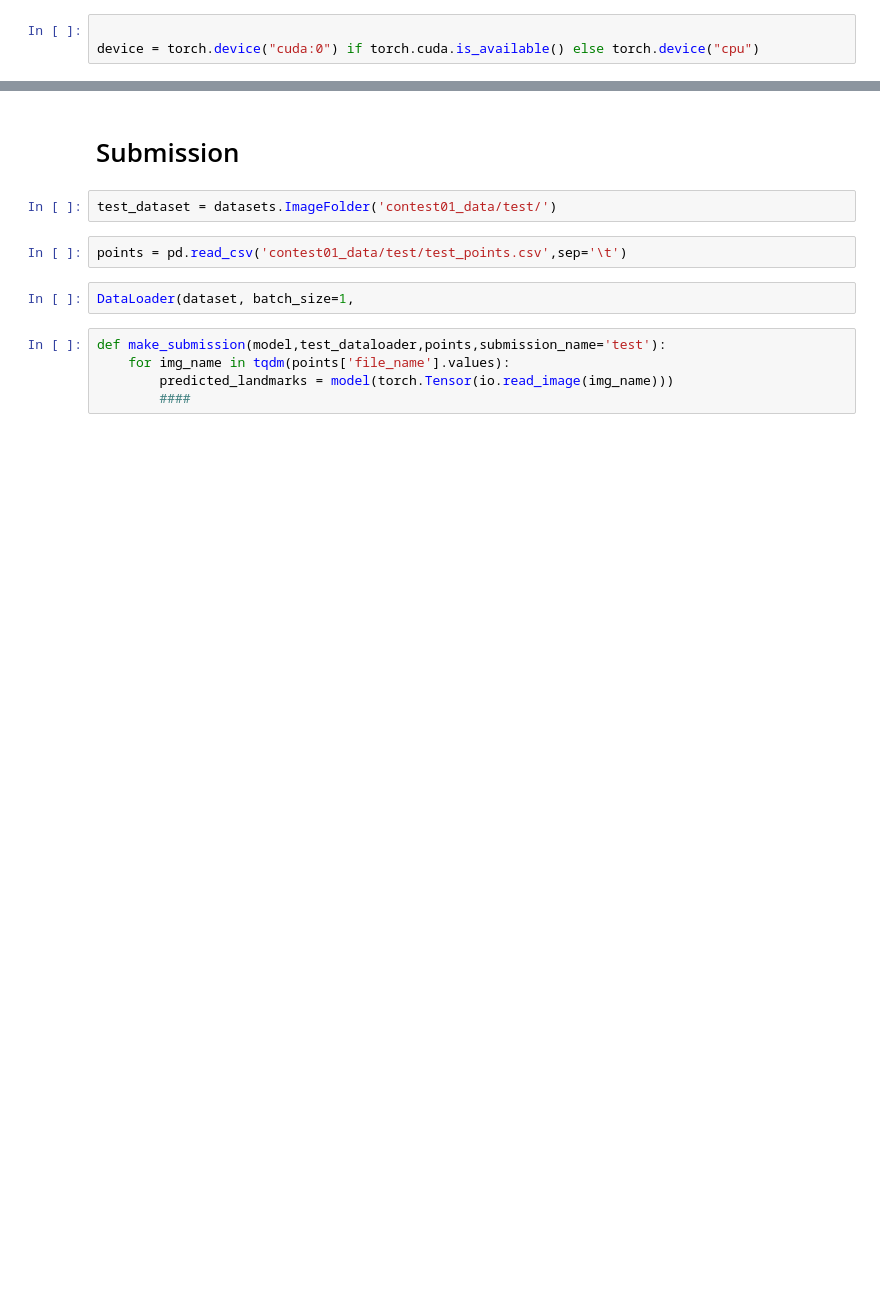
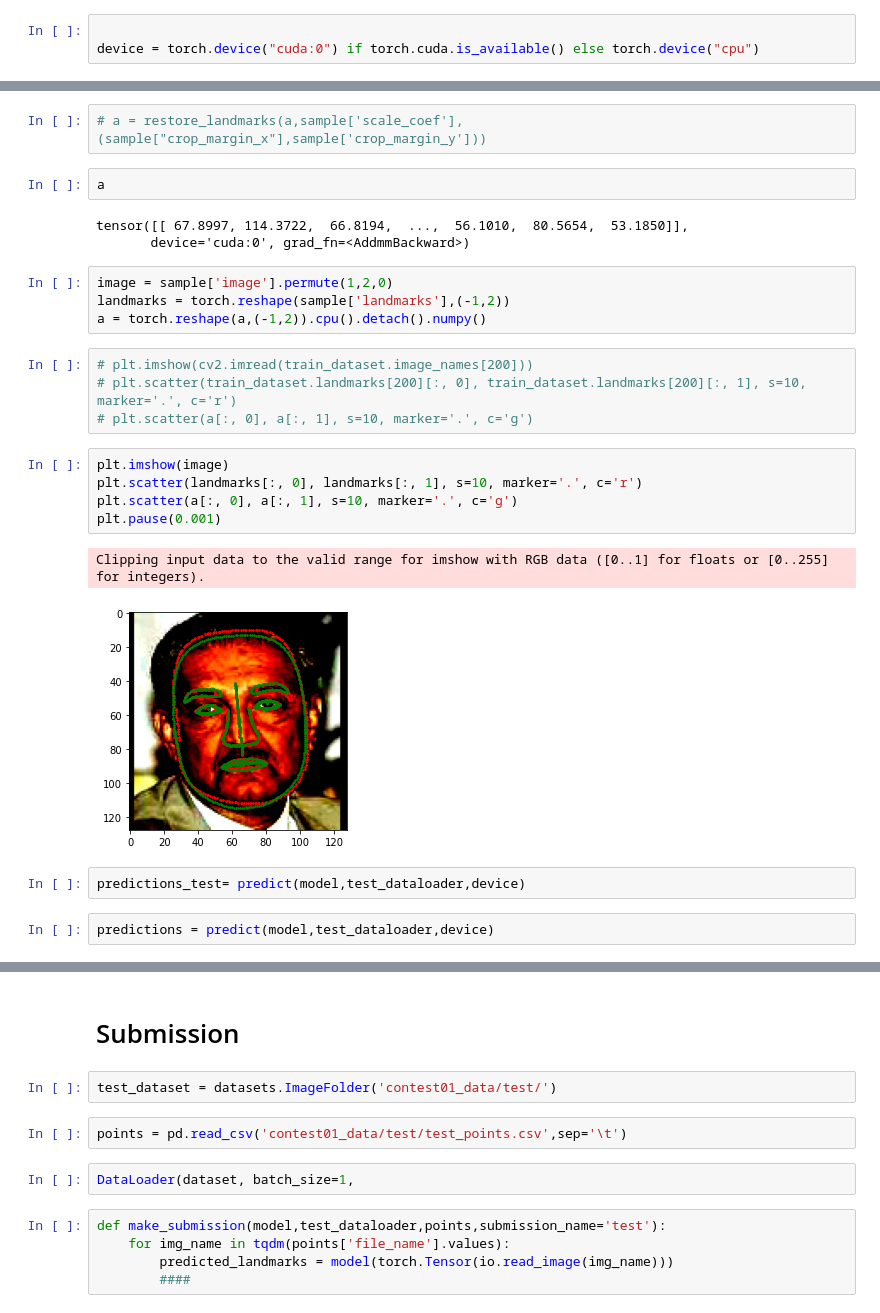
Before and after one commit to Ilyua/cv_made, a Jupyter notebook: contest1/Untitled.ipynb, the cells around one changed output, grey strips where cells are left out. Cells and saved outputs as stored; diff of their text form; blank space fills up the shorter version.

```diff
--- a/contest1/Untitled.ipynb
+++ b/contest1/Untitled.ipynb
@@ -219,0 +311,27 @@ VGG(
+# %%
+# a = restore_landmarks(a,sample['scale_coef'],(sample["crop_margin_x"],sample['crop_margin_y']))
+# %%
+a
+# %% [output]
+tensor([[ 67.8997, 114.3722,  66.8194,  ...,  56.1010,  80.5654,  53.1850]],
+       device='cuda:0', grad_fn=<AddmmBackward>)
+# %%
+image = sample['image'].permute(1,2,0)
+landmarks = torch.reshape(sample['landmarks'],(-1,2))
+a = torch.reshape(a,(-1,2)).cpu().detach().numpy()
+# %%
+# plt.imshow(cv2.imread(train_dataset.image_names[200]))
+# plt.scatter(train_dataset.landmarks[200][:, 0], train_dataset.landmarks[200][:, 1], s=10, marker='.', c='r')
+# plt.scatter(a[:, 0], a[:, 1], s=10, marker='.', c='g')
+# %%
+plt.imshow(image)
+plt.scatter(landmarks[:, 0], landmarks[:, 1], s=10, marker='.', c='r')
+plt.scatter(a[:, 0], a[:, 1], s=10, marker='.', c='g')
+plt.pause(0.001)
+# %% [output]
+Clipping input data to the valid range for imshow with RGB data ([0..1] for floats or [0..255] for integers).
+[figure, added]
+# %%
+predictions_test= predict(model,test_dataloader,device)
+# %%
+predictions = predict(model,test_dataloader,device)
```
Also changed, not shown: parts of 32 cells of this notebook, 1 other file.
